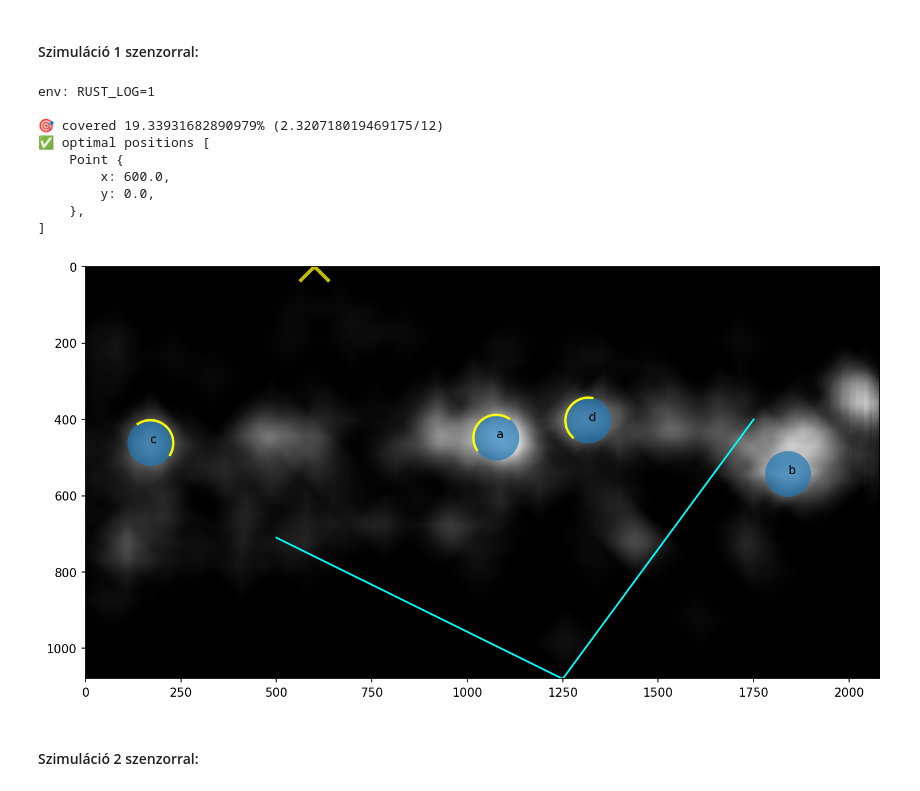
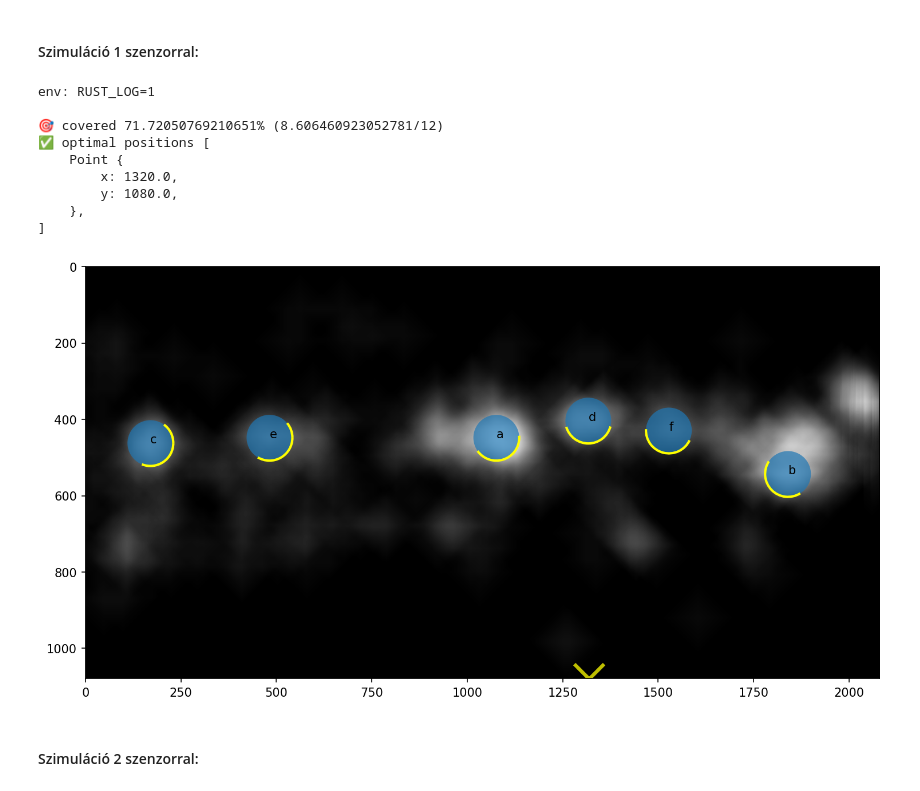
Before and after one commit to Ptrskay3/place_me, a Jupyter notebook: example.ipynb, the cells around one changed output. Cells and saved outputs as stored; diff of their text form; code cells hidden in the pictures.

```diff
--- a/example.ipynb
+++ b/example.ipynb
@@ -30,6 +30,6 @@ A hőtérképen kiválasztunk $n$ darab lokális maximum helyet, amelyen elhelye
 # %%
 CIRCLE_RADIUS = 60
-NUM_PEAKS = 4
+NUM_PEAKS = 6
 
 image_max = ndi.maximum_filter(data, size=20, mode='constant')
 
@@ -45,7 +45,8 @@ def plot_from_optimal_coords(data, peaks, arr=None, covs=None, segments=None):
     ax.autoscale(False)
 
     if segments is not None:
-        ax.plot(segments[::2], segments[1::2], color="cyan")
+        for segment_bundle in segments:
+            ax.plot(segment_bundle[::2], segment_bundle[1::2], color="cyan")
 
 
     if arr is not None:
@@ -107,30 +108,27 @@ A lentebbi ábrák ezzel a súlyfüggvénnyel számolt szimulációk eseteit mut
 # %%
 %env RUST_LOG=1
 arr = np.c_[peaks, CIRCLE_RADIUS * np.ones(peaks.shape[0])]
-segments  = Segment([1750, 400,
-                     1250, 1080,
-                     500, 710]).as_joined_points()
 
 options = {
     'width': data.shape[1],
     'height': data.shape[0],
     'resolution': 2880,
     'pixel_step': 20,
 }
 
-res, covs = optimize_v1(*arr.T, LETTERS, segments, **options)
-plot_from_optimal_coords(data, peaks, res, covs, segments)
+res, covs = optimize_v1(*arr.T, LETTERS, [], **options)
+plot_from_optimal_coords(data, peaks, arr=res, covs=covs, segments=None)
 # %% [output]
 env: RUST_LOG=1
 
-🎯 covered 19.33931682890979% (2.320718019469175/12)
+🎯 covered 71.72050769210651% (8.606460923052781/12)
 ✅ optimal positions [
     Point {
-        x: 600.0,
-        y: 0.0,
+        x: 1320.0,
+        y: 1080.0,
     },
 ]
-[figure, old version]
+[figure, new version]
 # %% [markdown]
 #### Szimuláció 2 szenzorral:
 # %%
```
Also changed, not shown: parts of 17 cells of this notebook, 3 other files.
